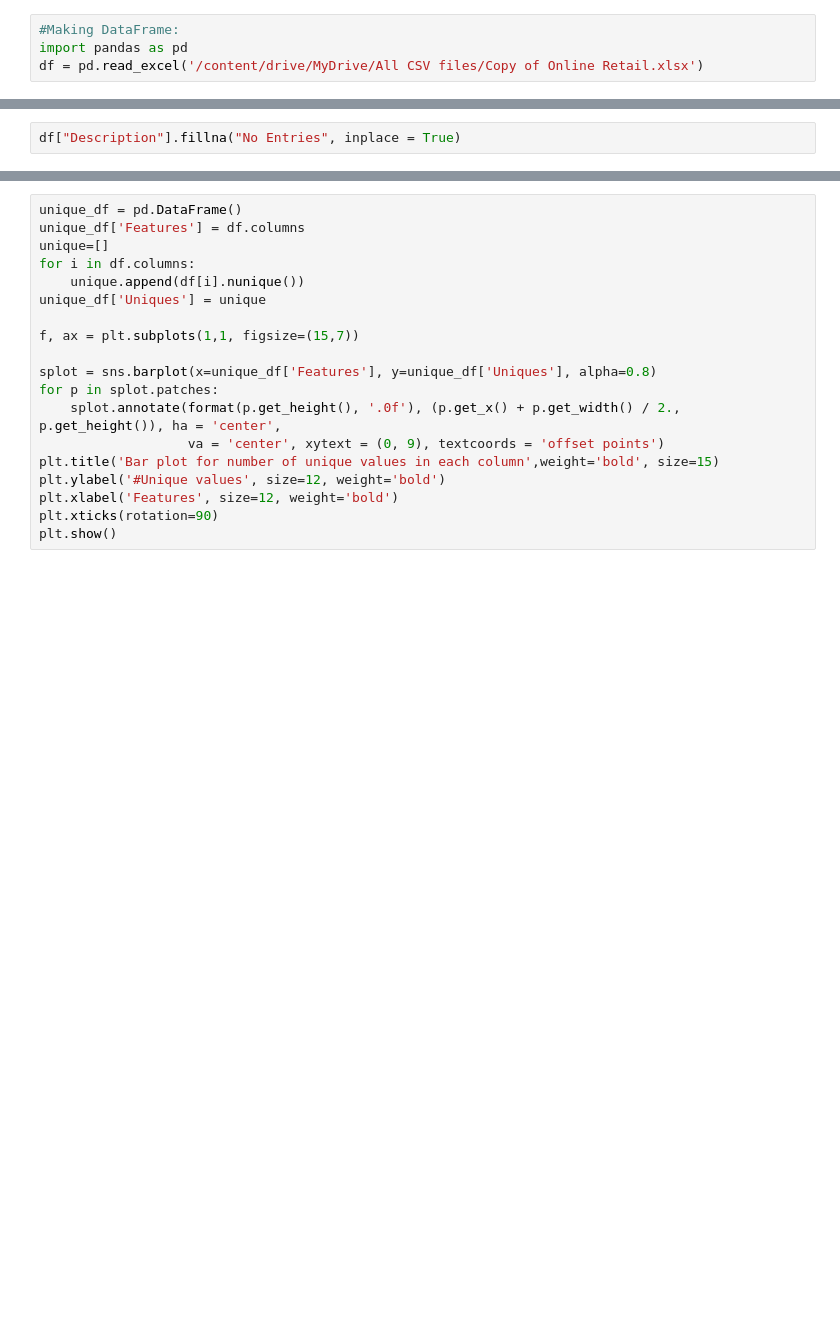
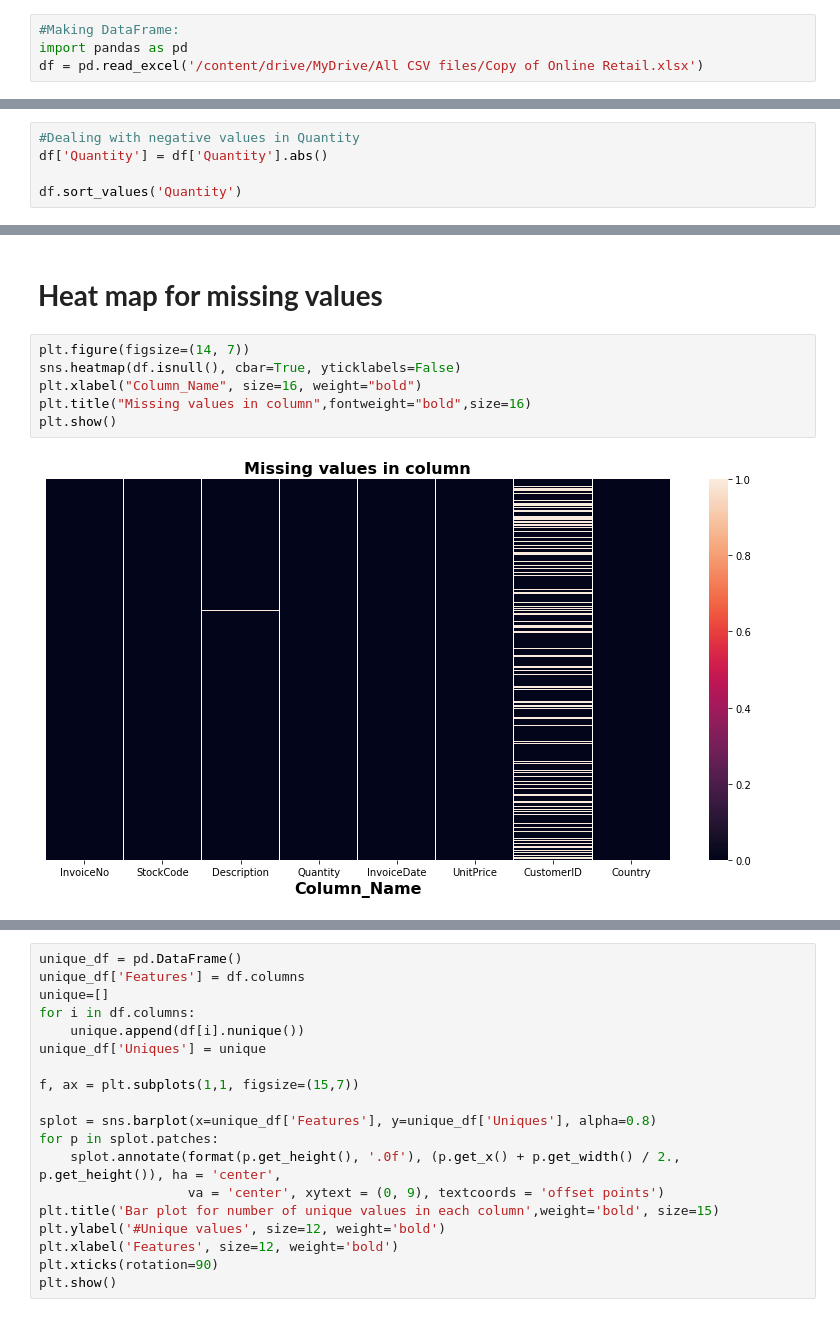
Before and after one commit to Manojgharge07/Capston_Project_1_Propensity_Model_, a Jupyter notebook: Capston_Project_1.ipynb, the cells around one changed output, grey strips where cells are left out. Drawn from its saved outputs; the diff is of its cells as text; blank space fills up the shorter version.

```diff
--- a/Capston_Project_1.ipynb
+++ b/Capston_Project_1.ipynb
@@ -124,2 +55,0 @@ dtype: int64
-# %%
-df["Description"].fillna("No Entries", inplace = True)
@@ -350,0 +106,5 @@ plt.show()
+# %%
+#Dealing with negative values in Quantity
+df['Quantity'] = df['Quantity'].abs()
+
+df.sort_values('Quantity')
@@ -350,0 +142,10 @@ plt.show()
+# %% [markdown]
+# **Heat map for missing values**
+# %%
+plt.figure(figsize=(14, 7))
+sns.heatmap(df.isnull(), cbar=True, yticklabels=False)
+plt.xlabel("Column_Name", size=16, weight="bold")
+plt.title("Missing values in column",fontweight="bold",size=16)
+plt.show()
+# %% [output]
+[figure, added]
```
Also changed, not shown: parts of 63 cells of this notebook.
